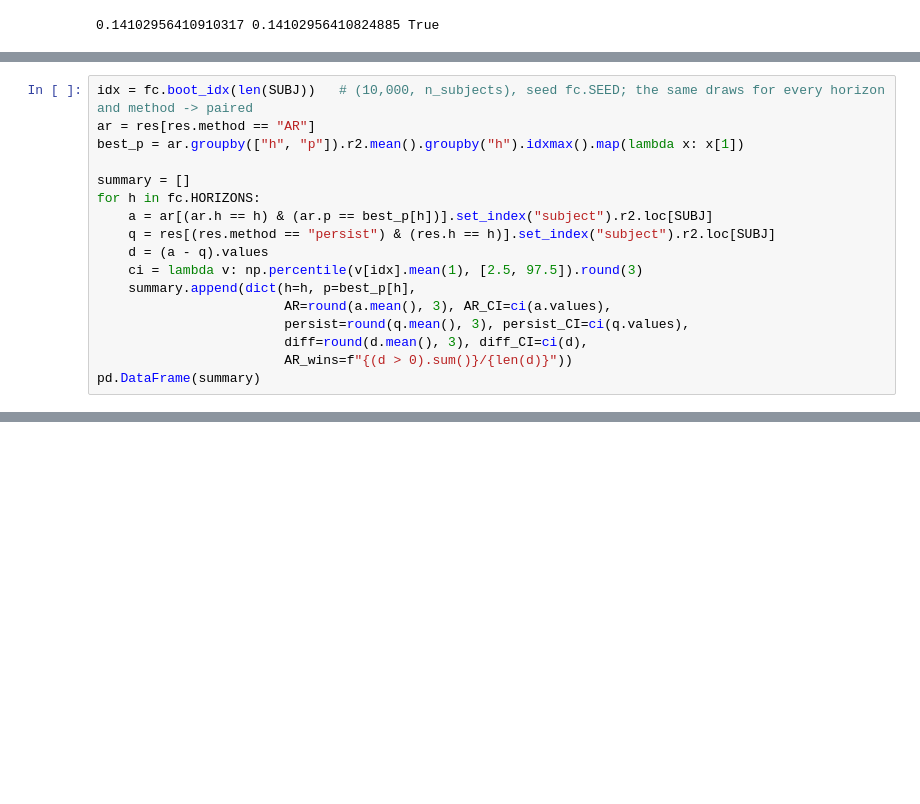
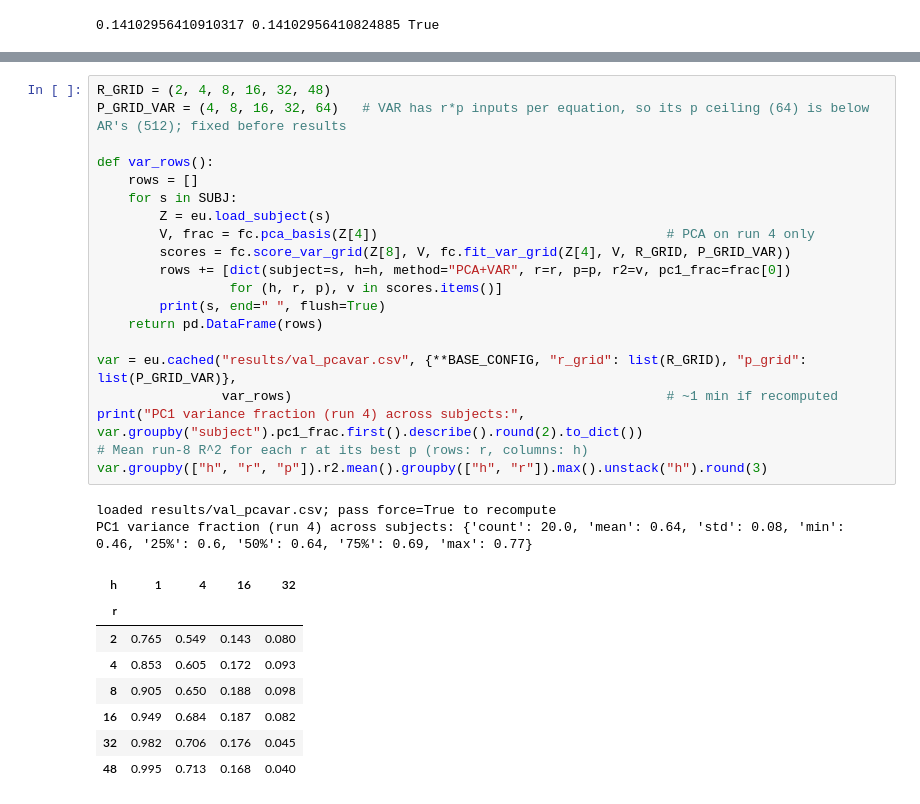
Before and after one commit to ArdentRodent/ESE5420ProjCodeTH, a Jupyter notebook: statsFinalProj.ipynb, the cells around one changed output, grey strips where cells are left out. Saved outputs shown, nothing was run; the diff lists cells and outputs as text; blank space fills up the shorter version.

```diff
--- a/statsFinalProj.ipynb
+++ b/statsFinalProj.ipynb
@@ -135,17 +120,0 @@ res[res.method == "AR"].pivot_table(index="p", columns="h", values="r2", aggfunc
-# %%
-idx = fc.boot_idx(len(SUBJ))   # (10,000, n_subjects), seed fc.SEED; the same draws for every horizon and method -> paired
-ar = res[res.method == "AR"]
-best_p = ar.groupby(["h", "p"]).r2.mean().groupby("h").idxmax().map(lambda x: x[1])
-
-summary = []
-for h in fc.HORIZONS:
-    a = ar[(ar.h == h) & (ar.p == best_p[h])].set_index("subject").r2.loc[SUBJ]
-    q = res[(res.method == "persist") & (res.h == h)].set_index("subject").r2.loc[SUBJ]
-    d = (a - q).values
-    ci = lambda v: np.percentile(v[idx].mean(1), [2.5, 97.5]).round(3)
-    summary.append(dict(h=h, p=best_p[h],
-                        AR=round(a.mean(), 3), AR_CI=ci(a.values),
-                        persist=round(q.mean(), 3), persist_CI=ci(q.values),
-                        diff=round(d.mean(), 3), diff_CI=ci(d),
-                        AR_wins=f"{(d > 0).sum()}/{len(d)}"))
-pd.DataFrame(summary)
@@ -157,0 +124,31 @@ pd.DataFrame(summary)
+# %%
+R_GRID = (2, 4, 8, 16, 32, 48)
+P_GRID_VAR = (4, 8, 16, 32, 64)   # VAR has r*p inputs per equation, so its p ceiling (64) is below AR's (512); fixed before results
+
+def var_rows():
+    rows = []
+    for s in SUBJ:
+        Z = eu.load_subject(s)
+        V, frac = fc.pca_basis(Z[4])                                     # PCA on run 4 only
+        scores = fc.score_var_grid(Z[8], V, fc.fit_var_grid(Z[4], V, R_GRID, P_GRID_VAR))
+        rows += [dict(subject=s, h=h, method="PCA+VAR", r=r, p=p, r2=v, pc1_frac=frac[0])
+                 for (h, r, p), v in scores.items()]
+        print(s, end=" ", flush=True)
+    return pd.DataFrame(rows)
+
+var = eu.cached("results/val_pcavar.csv", {**BASE_CONFIG, "r_grid": list(R_GRID), "p_grid": list(P_GRID_VAR)},
+                var_rows)                                                # ~1 min if recomputed
+print("PC1 variance fraction (run 4) across subjects:", var.groupby("subject").pc1_frac.first().describe().round(2).to_dict())
+# Mean run-8 R^2 for each r at its best p (rows: r, columns: h)
+var.groupby(["h", "r", "p"]).r2.mean().groupby(["h", "r"]).max().unstack("h").round(3)
+# %% [output]
+loaded results/val_pcavar.csv; pass force=True to recompute
+PC1 variance fraction (run 4) across subjects: {'count': 20.0, 'mean': 0.64, 'std': 0.08, 'min': 0.46, '25%': 0.6, '50%': 0.64, '75%': 0.69, 'max': 0.77}
+| h | 1 | 4 | 16 | 32 |
+| r |  |  |  |  |
+| 2 | 0.765 | 0.549 | 0.143 | 0.080 |
+| 4 | 0.853 | 0.605 | 0.172 | 0.093 |
+| 8 | 0.905 | 0.650 | 0.188 | 0.098 |
+| 16 | 0.949 | 0.684 | 0.187 | 0.082 |
+| 32 | 0.982 | 0.706 | 0.176 | 0.045 |
+| 48 | 0.995 | 0.713 | 0.168 | 0.040 |
```
Also changed, not shown: parts of 12 cells of this notebook, 7 other files.
